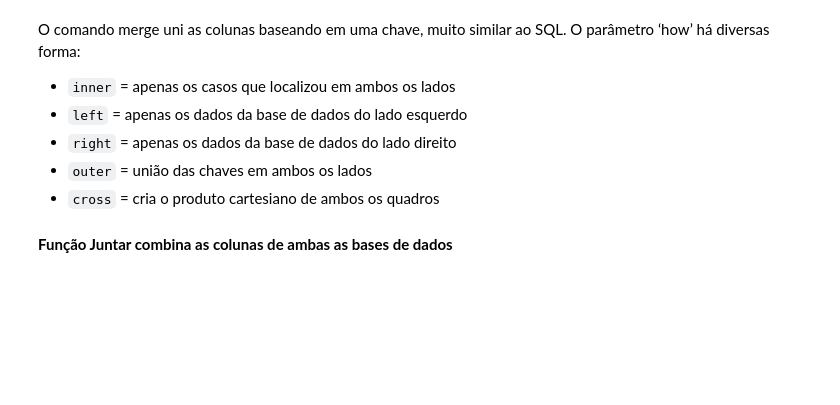
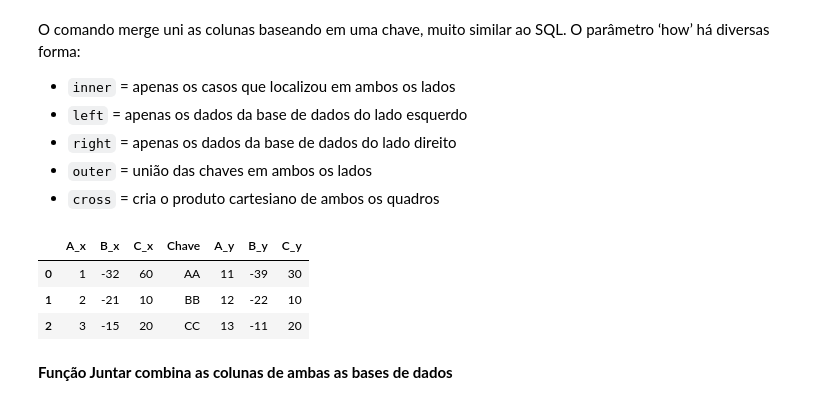
Before and after one commit to FGalvao77/Python-Crash-Course-por-Sigmoidal-, a Jupyter notebook: Módulo 6 - Extras/Guia_rápido_sobre_o_framework_Pandas.ipynb, the cells around one changed output. Cells and saved outputs as stored; diff of their text form; code cells hidden in the pictures; blank space fills up the shorter version.

```diff
--- a/Módulo 6 - Extras/Guia_rápido_sobre_o_framework_Pandas.ipynb
+++ b/Módulo 6 - Extras/Guia_rápido_sobre_o_framework_Pandas.ipynb
@@ -419,6 +427,15 @@ O parâmetro ‘how’ há diversas forma:
 - ``right`` = apenas os dados da base de dados do lado direito
 - ``outer`` = união das chaves em ambos os lados
 - ``cross`` = cria o produto cartesiano de ambos os quadros
+# %%
+pd.merge(
+    dataFrame_01, dataFrame_03, how='outer', on='Chave'
+)
+# %% [output]
+|  | A_x | B_x | C_x | Chave | A_y | B_y | C_y |
+| 0 | 1 | -32 | 60 | AA | 11 | -39 | 30 |
+| 1 | 2 | -21 | 10 | BB | 12 | -22 | 10 |
+| 2 | 3 | -15 | 20 | CC | 13 | -11 | 20 |
 # %% [markdown]
 **Função Juntar combina as colunas de ambas as bases de dados**
 # %%
```
Also changed, not shown: parts of 7 cells of this notebook.
